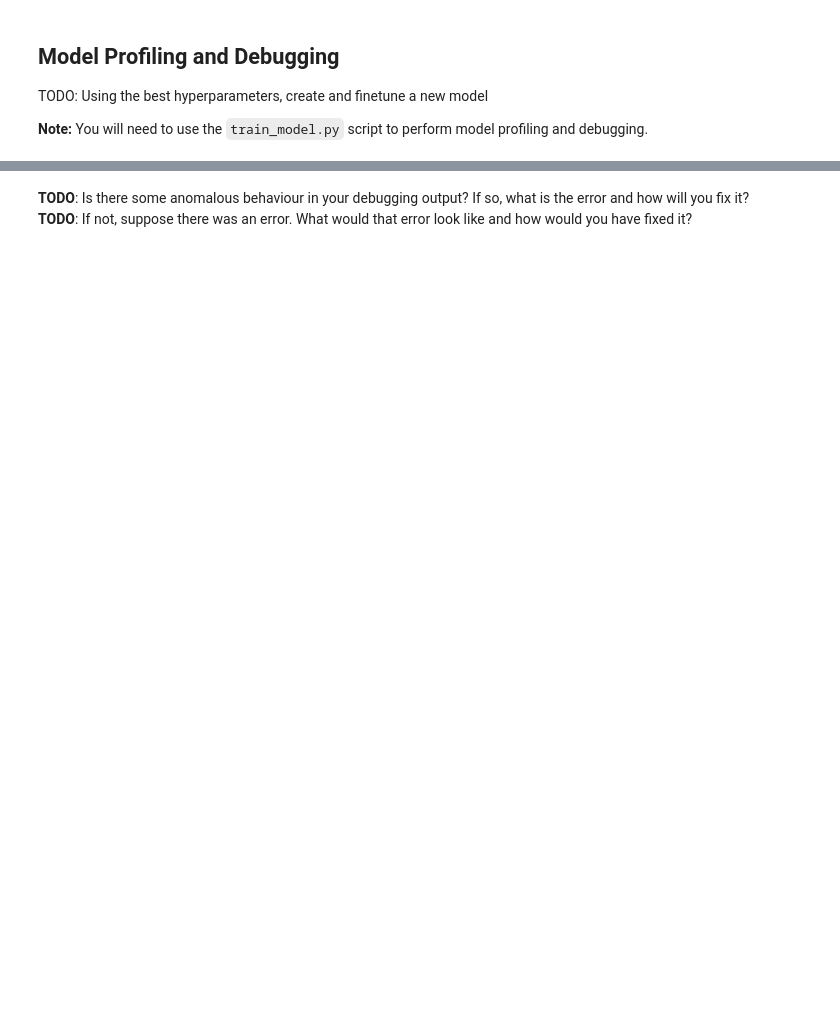
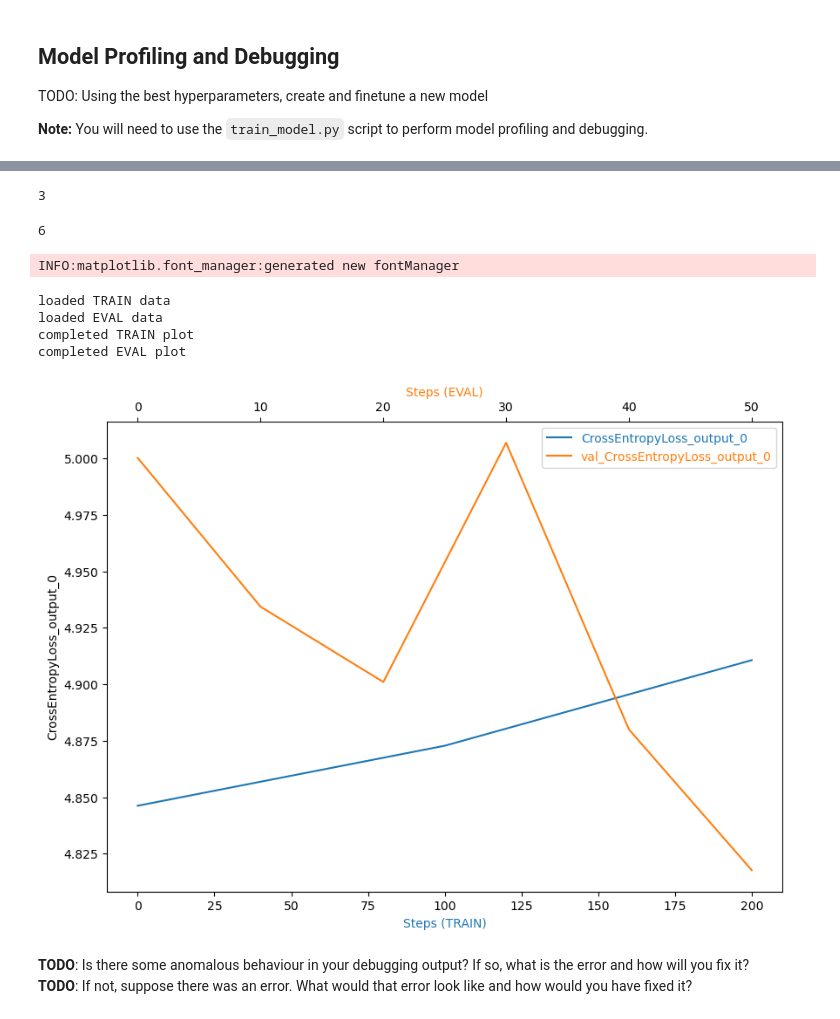
Before and after one commit to hoang-phuong-nguyen/CD0387-deep-learning-topics-within-computer-vision-nlp-project-starter, a Jupyter notebook: train_and_deploy.ipynb, the cells around one changed output, grey strips where cells are left out. Drawn from its saved outputs; the diff is of its cells as text; code cells hidden in the pictures; blank space fills up the shorter version.

Commit message:
Finish Debugging and Deployment steps

```diff
--- a/train_and_deploy.ipynb
+++ b/train_and_deploy.ipynb
@@ -122,7 +165,7 @@ best_estimator = tuner.best_estimator()
 # Get the hyperparameters of the best trained model
 best_estimator.hyperparameters()
 # %%
-best_hyperparameters =  {"epochs": "2", "batch-size": "32", "test-batch-size": "100", "lr": "0.001"}
+best_hyperparameters = {"batch-size": "32", "lr": "0.05339048264744404"}
 # %% [markdown]
 ## Model Profiling and Debugging
 TODO: Using the best hyperparameters, create and finetune a new model
@@ -160,3 +208,3 @@ estimator = PyTorch(
 # %%
 # TODO: Plot a debugging output.
-estimator.fit({'train':inputs}, wait=True)
+estimator.fit({"training": os.environ["SM_CHANNEL_TRAINING"]}, wait=True)
@@ -174,7 +282,11 @@ trial.tensor_names()
 # %%
-len(trial.tensor("nll_loss_output_0").steps(mode=ModeKeys.TRAIN))
+len(trial.tensor("CrossEntropyLoss_output_0").steps(mode=ModeKeys.TRAIN))
+# %% [output]
+3
 # %%
-len(trial.tensor("nll_loss_output_0").steps(mode=ModeKeys.EVAL))
+len(trial.tensor("CrossEntropyLoss_output_0").steps(mode=ModeKeys.EVAL))
+# %% [output]
+6
 # %%
 def get_data(trial, tname, mode):
     tensor = trial.tensor(tname)
@@ -219,8 +331,16 @@ def plot_tensor(trial, tensor_name):
     plt.ylabel(tensor_name)
 
     plt.show()
+# %% [output]
+INFO:matplotlib.font_manager:generated new fontManager
 # %%
-plot_tensor(trial, "nll_loss_output_0")
+plot_tensor(trial, "CrossEntropyLoss_output_0")
+# %% [output]
+loaded TRAIN data
+loaded EVAL data
+completed TRAIN plot
+completed EVAL plot
+[figure, added]
 # %% [markdown]
 **TODO**: Is there some anomalous behaviour in your debugging output? If so, what is the error and how will you fix it?
 **TODO**: If not, suppose there was an error. What would that error look like and how would you have fixed it?
```
Also changed, not shown: parts of 28 cells of this notebook, 22 other files.
